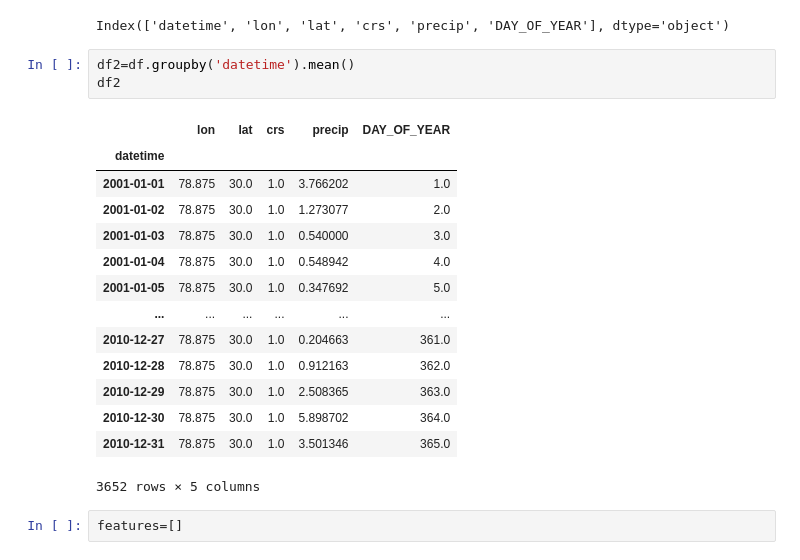
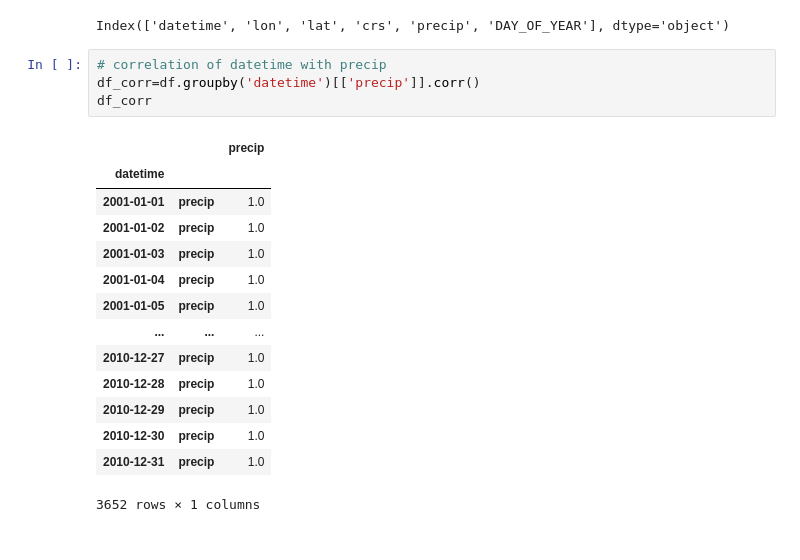
Before and after one commit to sonjaove/IISERB-ML-DL-course, a Jupyter notebook: answers/assignment_4_vedanshi.ipynb, the cells around one changed output. Saved outputs shown, nothing was run; the diff lists cells and outputs as text.

```diff
--- a/answers/assignment_4_vedanshi.ipynb
+++ b/answers/assignment_4_vedanshi.ipynb
@@ -160,23 +160,22 @@ taking single feature into account wont work, we'll also have to see how precipi
 df.columns
 # %% [output]
 Index(['datetime', 'lon', 'lat', 'crs', 'precip', 'DAY_OF_YEAR'], dtype='object')
-# %%
-df2=df.groupby('datetime').mean()
-df2
-# %% [output]
-|  | lon | lat | crs | precip | DAY_OF_YEAR |
-| datetime |  |  |  |  |  |
-| 2001-01-01 | 78.875 | 30.0 | 1.0 | 3.766202 | 1.0 |
-| 2001-01-02 | 78.875 | 30.0 | 1.0 | 1.273077 | 2.0 |
-| 2001-01-03 | 78.875 | 30.0 | 1.0 | 0.540000 | 3.0 |
-| 2001-01-04 | 78.875 | 30.0 | 1.0 | 0.548942 | 4.0 |
-| 2001-01-05 | 78.875 | 30.0 | 1.0 | 0.347692 | 5.0 |
-| ... | ... | ... | ... | ... | ... |
-| 2010-12-27 | 78.875 | 30.0 | 1.0 | 0.204663 | 361.0 |
-| 2010-12-28 | 78.875 | 30.0 | 1.0 | 0.912163 | 362.0 |
-| 2010-12-29 | 78.875 | 30.0 | 1.0 | 2.508365 | 363.0 |
-| 2010-12-30 | 78.875 | 30.0 | 1.0 | 5.898702 | 364.0 |
-| 2010-12-31 | 78.875 | 30.0 | 1.0 | 3.501346 | 365.0 |
-3652 rows × 5 columns
-# %%
-features=[]
+# %%
+# correlation of datetime with precip
+df_corr=df.groupby('datetime')[['precip']].corr()
+df_corr
+# %% [output]
+|  |  | precip |
+| datetime |  |  |
+| 2001-01-01 | precip | 1.0 |
+| 2001-01-02 | precip | 1.0 |
+| 2001-01-03 | precip | 1.0 |
+| 2001-01-04 | precip | 1.0 |
+| 2001-01-05 | precip | 1.0 |
+| ... | ... | ... |
+| 2010-12-27 | precip | 1.0 |
+| 2010-12-28 | precip | 1.0 |
+| 2010-12-29 | precip | 1.0 |
+| 2010-12-30 | precip | 1.0 |
+| 2010-12-31 | precip | 1.0 |
+3652 rows × 1 columns
```
Also changed, not shown: parts of 4 cells of this notebook, 1 other file.
